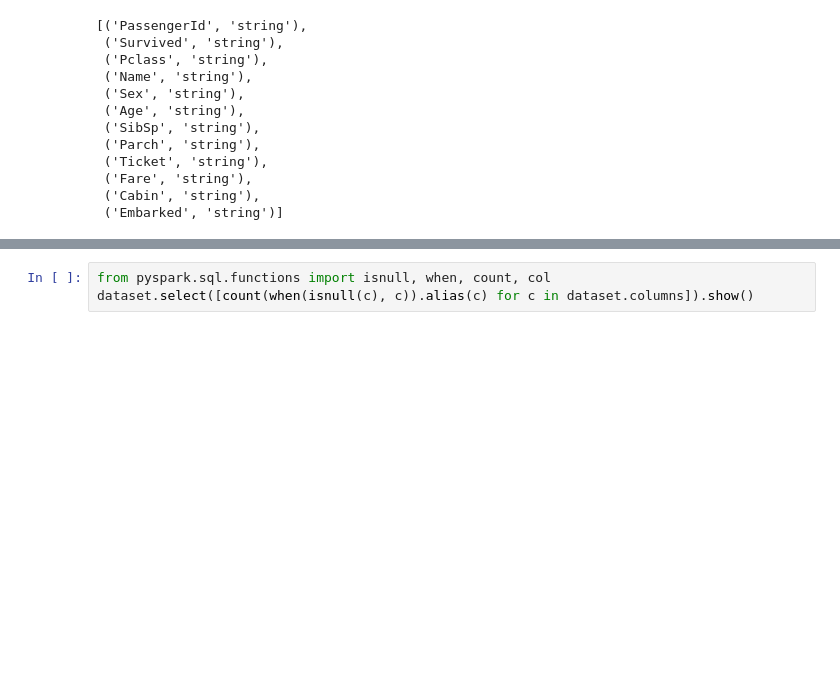
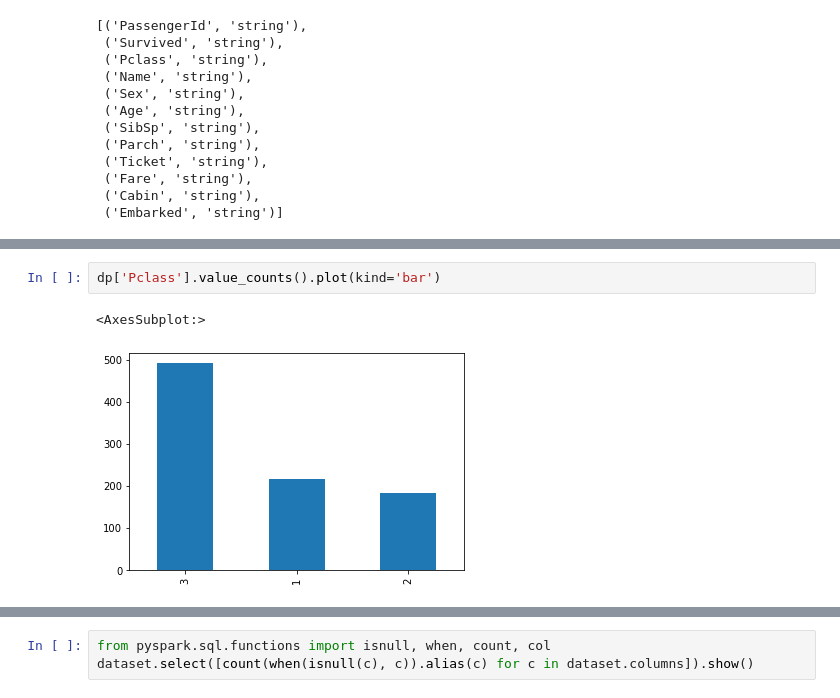
Before and after one commit to hguadalupe/1_portfolio, a Jupyter notebook: z_ml_spark_titanic/Tarea 2. Ejercicio_Machine Learning con Spark. Básico.ipynb, the cells around one changed output, grey strips where cells are left out. Saved outputs shown, nothing was run; the diff lists cells and outputs as text; blank space fills up the shorter version.

```diff
--- a/customers_quality/customers_churn/Tarea 2. Ejercicio_Machine Learning con Spark. Básico.ipynb
+++ b/z_ml_spark_titanic/Tarea 2. Ejercicio_Machine Learning con Spark. Básico.ipynb
@@ -94,0 +123,5 @@ df.describe().toPandas()
+# %%
+dp['Pclass'].value_counts().plot(kind='bar')
+# %% [output]
+<AxesSubplot:>
+[figure, added]
```
Also changed, not shown: parts of 42 cells of this notebook, 32 other files.
